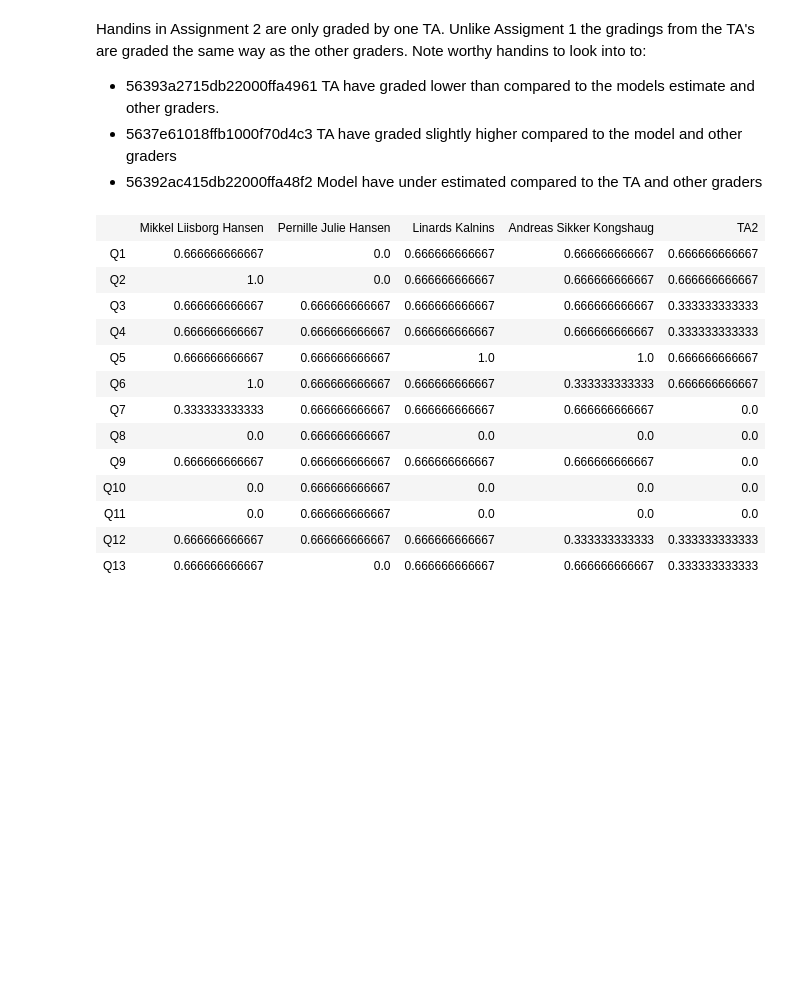
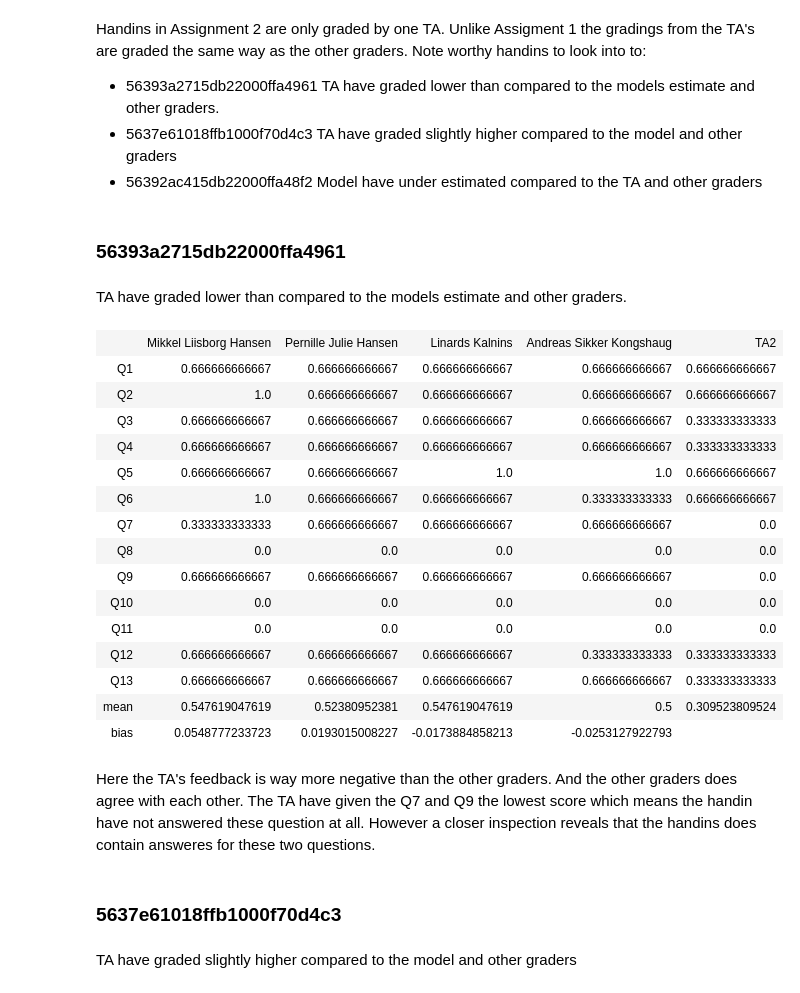
Before and after one commit to TomMalow/pymcmodels, a Jupyter notebook: SocialGraphAnalysis.ipynb, the cells around one changed output. Drawn from its saved outputs; the diff is of its cells as text; code cells hidden in the pictures; blank space fills up the shorter version.

Commit message:
Worked on more visualization of the grading of handins

```diff
--- a/SocialGraphAnalysis.ipynb
+++ b/SocialGraphAnalysis.ipynb
@@ -552,7 +577,7 @@ class ListTable(list):
         html.append("</table>")
         return ''.join(html)
 # %%
-def question_ListTable(handin_id):
+def question_ListTable(handin_id,mcmc):
     data_plt = question_grades_handin(handin_id)
     n = 13
     names = [""]
@@ -562,9 +587,19 @@ def question_ListTable(handin_id):
         scores[i].append(q)
         for j, (gradings, name) in enumerate(data_plt):
             scores[i].append(gradings[i])
+    mean = ['mean']
+    bias = ['bias']
     for (gradings, name) in data_plt:
-        names.append(name.encode('utf-8'))
+        mean.append(np.mean(gradings))
+        if "TA" not in str(name):
+            names.append(user_name(name).encode('utf-8'))
+            bias.append(np.mean(mcmc[0].trace('B_mu_%s' % str(name))[:]))
+        else:
+            names.append(name.encode('utf-8'))
+
     table = ListTable()
     table.append(names)
     table.extend(scores)
+    table.append(mean)
+    table.append(bias)
     return table
@@ -612,21 +657,33 @@ Note worthy handins to look into to:
  - 56393a2715db22000ffa4961 TA have graded lower than compared to the models estimate and other graders.
  - 5637e61018ffb1000f70d4c3 TA have graded slightly higher compared to the model and other graders
  - 56392ac415db22000ffa48f2 Model have under estimated compared to the TA and other graders
+# %% [markdown]
+### 56393a2715db22000ffa4961
+# %% [markdown]
+TA have graded lower than compared to the models estimate and other graders.
 # %%
-question_ListTable(ObjectId('56393a2715db22000ffa4961'))
+question_ListTable(ObjectId('56393a2715db22000ffa4961'),mcmc_c)
 # %% [output]
 |  | Mikkel Liisborg Hansen | Pernille Julie Hansen | Linards Kalnins | Andreas Sikker Kongshaug | TA2 |
-| Q1 | 0.666666666667 | 0.0 | 0.666666666667 | 0.666666666667 | 0.666666666667 |
-| Q2 | 1.0 | 0.0 | 0.666666666667 | 0.666666666667 | 0.666666666667 |
+| Q1 | 0.666666666667 | 0.666666666667 | 0.666666666667 | 0.666666666667 | 0.666666666667 |
+| Q2 | 1.0 | 0.666666666667 | 0.666666666667 | 0.666666666667 | 0.666666666667 |
 | Q3 | 0.666666666667 | 0.666666666667 | 0.666666666667 | 0.666666666667 | 0.333333333333 |
 | Q4 | 0.666666666667 | 0.666666666667 | 0.666666666667 | 0.666666666667 | 0.333333333333 |
 | Q5 | 0.666666666667 | 0.666666666667 | 1.0 | 1.0 | 0.666666666667 |
 | Q6 | 1.0 | 0.666666666667 | 0.666666666667 | 0.333333333333 | 0.666666666667 |
 | Q7 | 0.333333333333 | 0.666666666667 | 0.666666666667 | 0.666666666667 | 0.0 |
-| Q8 | 0.0 | 0.666666666667 | 0.0 | 0.0 | 0.0 |
+| Q8 | 0.0 | 0.0 | 0.0 | 0.0 | 0.0 |
 | Q9 | 0.666666666667 | 0.666666666667 | 0.666666666667 | 0.666666666667 | 0.0 |
-| Q10 | 0.0 | 0.666666666667 | 0.0 | 0.0 | 0.0 |
-| Q11 | 0.0 | 0.666666666667 | 0.0 | 0.0 | 0.0 |
+| Q10 | 0.0 | 0.0 | 0.0 | 0.0 | 0.0 |
+| Q11 | 0.0 | 0.0 | 0.0 | 0.0 | 0.0 |
 | Q12 | 0.666666666667 | 0.666666666667 | 0.666666666667 | 0.333333333333 | 0.333333333333 |
-| Q13 | 0.666666666667 | 0.0 | 0.666666666667 | 0.666666666667 | 0.333333333333 |
+| Q13 | 0.666666666667 | 0.666666666667 | 0.666666666667 | 0.666666666667 | 0.333333333333 |
+| mean | 0.547619047619 | 0.52380952381 | 0.547619047619 | 0.5 | 0.309523809524 |
+| bias | 0.0548777233723 | 0.0193015008227 | -0.0173884858213 | -0.0253127922793 |
+# %% [markdown]
+Here the TA's feedback is way more negative than the other graders. And the other graders does agree with each other. The TA have given the Q7 and Q9 the lowest score which means the handin have not answered these question at all. However a closer inspection reveals that the handins does contain answeres for these two questions.
+# %% [markdown]
+### 5637e61018ffb1000f70d4c3
+# %% [markdown]
+TA have graded slightly higher compared to the model and other graders
 # %%
```
Also changed, not shown: parts of 14 cells of this notebook.
